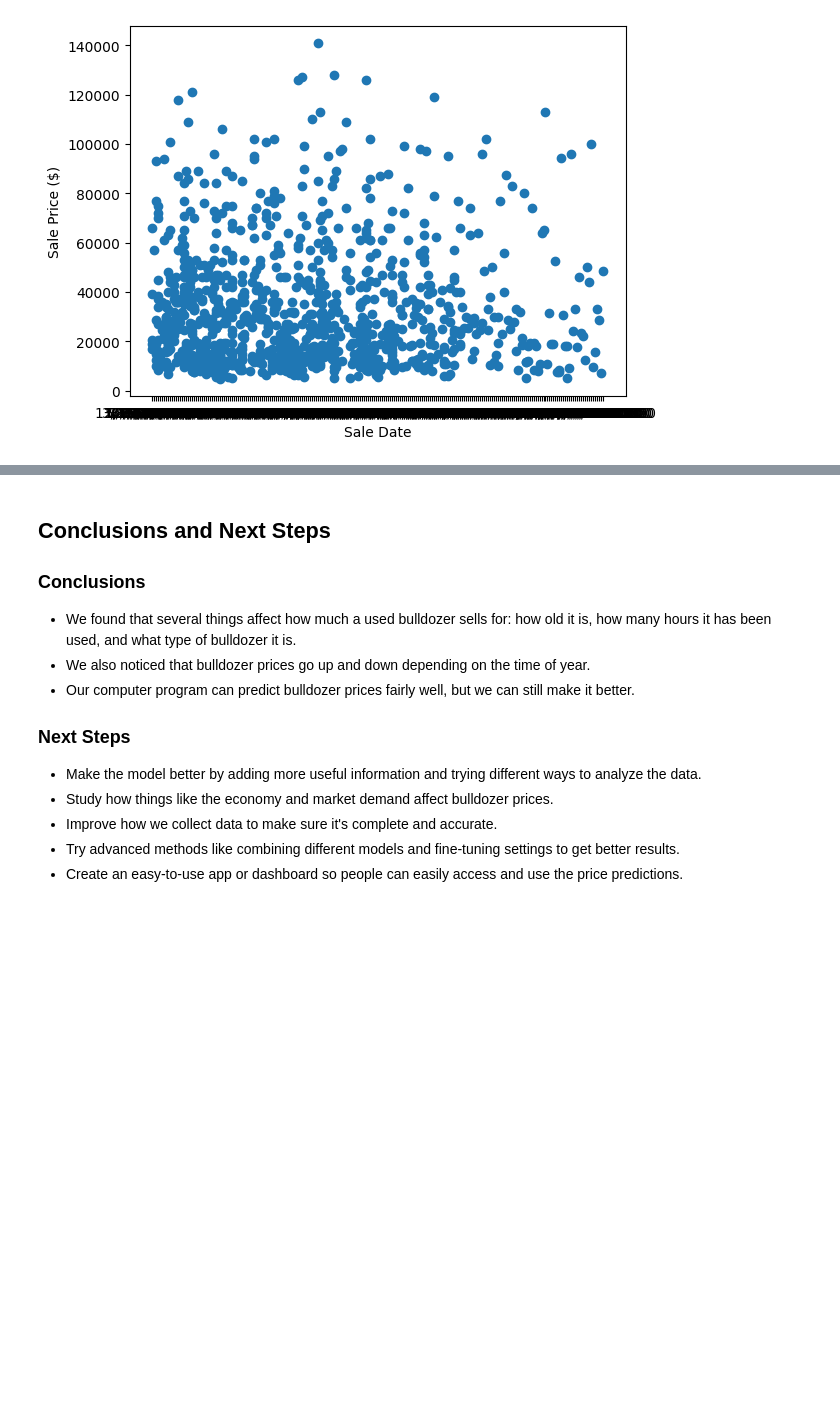
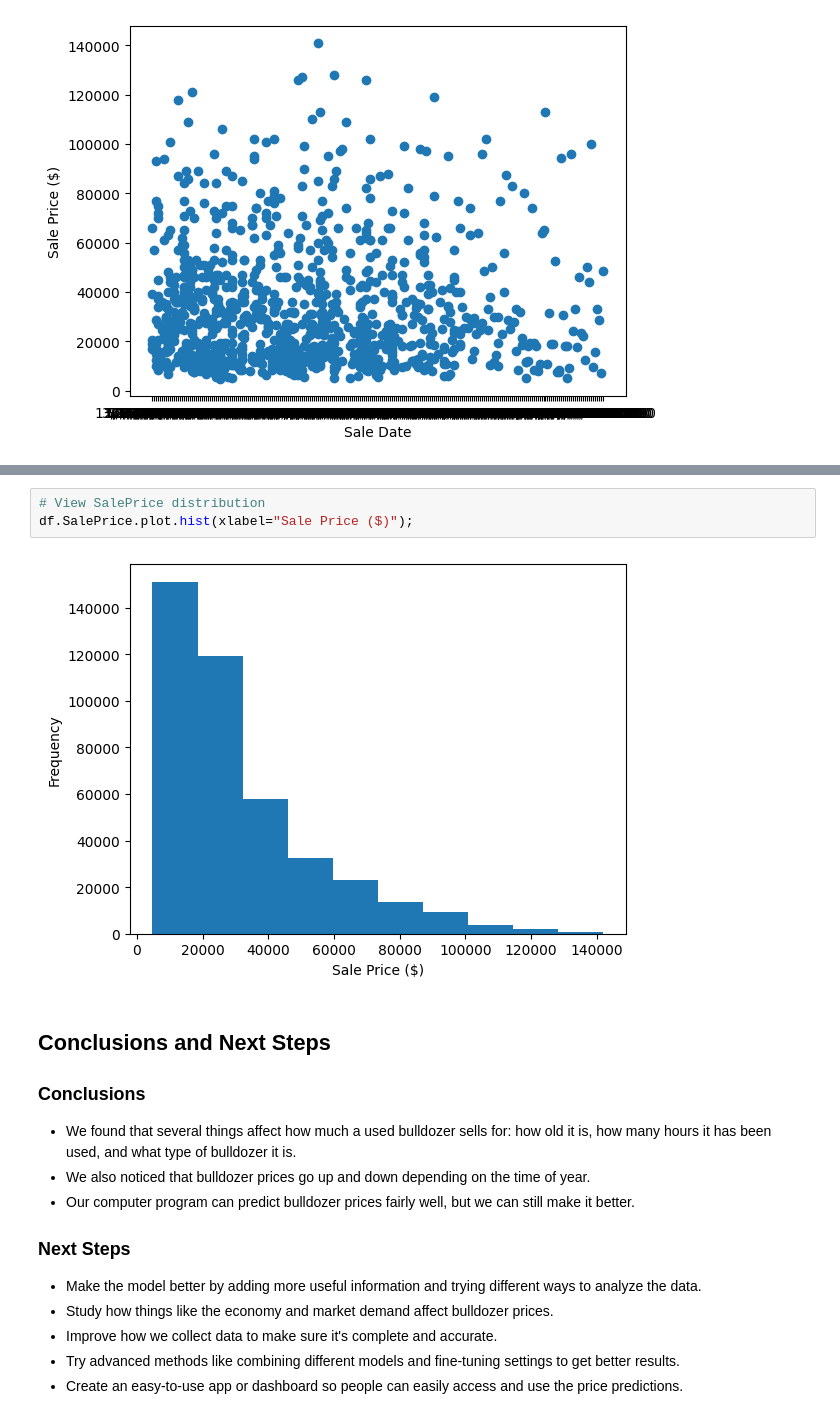
Before and after one commit to Blignaut24/About-BulldozerPriceGenius-_BPG-_v2, a Jupyter notebook: jupyter_notebooks/01_data_loading.ipynb, the cells around one changed output, grey strips where cells are left out. Cells and saved outputs as stored; diff of their text form; blank space fills up the shorter version.

```diff
--- a/jupyter_notebooks/01_data_collection_and_initial_exploration.ipynb
+++ b/jupyter_notebooks/01_data_loading.ipynb
@@ -388,3 +423,8 @@ plt.show()
+# %%
+# View SalePrice distribution
+df.SalePrice.plot.hist(xlabel="Sale Price ($)");
+# %% [output]
+[figure, added]
 # %% [markdown]
 ## Conclusions and Next Steps
 
```
Also changed, not shown: parts of 6 cells of this notebook, 4 other files.
